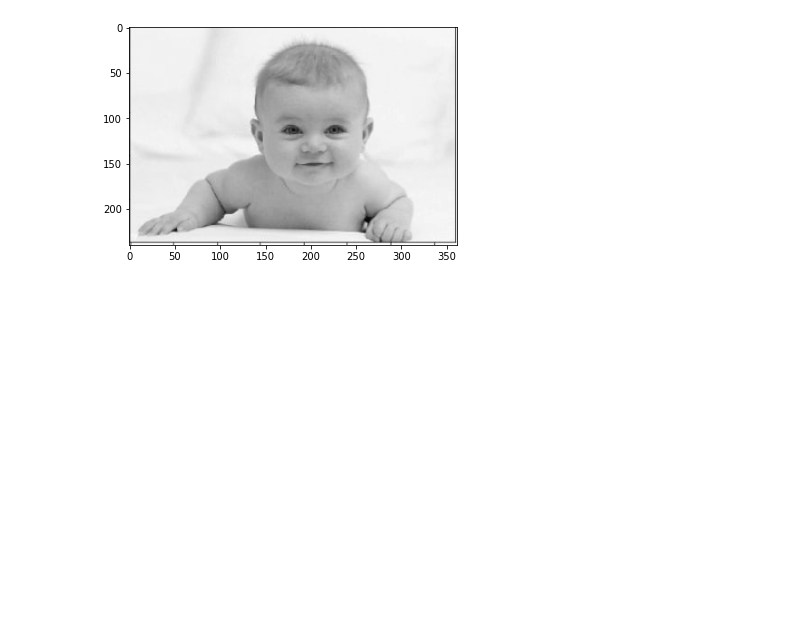
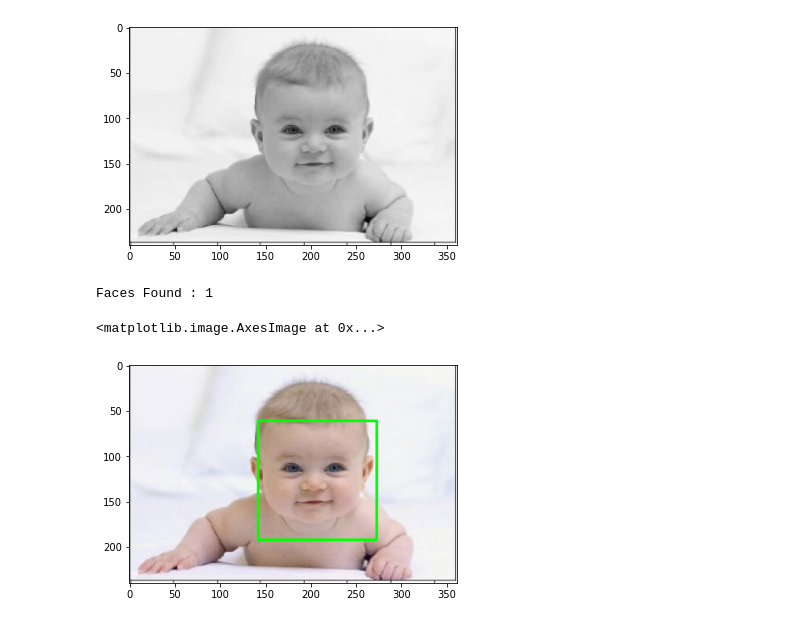
Before and after one commit to okellodaniel/FaceDetector, a Jupyter notebook: facedetect.ipynb, the cells around one changed output. Cells and saved outputs as stored; diff of their text form; code cells hidden in the pictures; blank space fills up the shorter version.

Commit message:
facedetect using different faces done

```diff
--- a/facedetect.ipynb
+++ b/facedetect.ipynb
@@ -28,0 +41,8 @@ def convertToRGB(image):
+# %%
+faces_rects = haarCascadeFace.detectMultiScale(test_img,scaleFactor=1.2,minNeighbors=5)
+
+#Print Number of Faces found
+
+print('Faces Found :', len(faces_rects))
+# %% [output]
+Faces Found : 1
@@ -28,0 +57,9 @@ def convertToRGB(image):
+# %%
+'''
+Display original Image in Colored to show detected face
+'''
+
+plt.imshow(cv2.cvtColor(test_img, cv2.COLOR_BGR2RGB))
+# %% [output]
+<matplotlib.image.AxesImage at 0x...>
+[figure, added]
```
Also changed, not shown: parts of 6 cells of this notebook, 1 other file.
